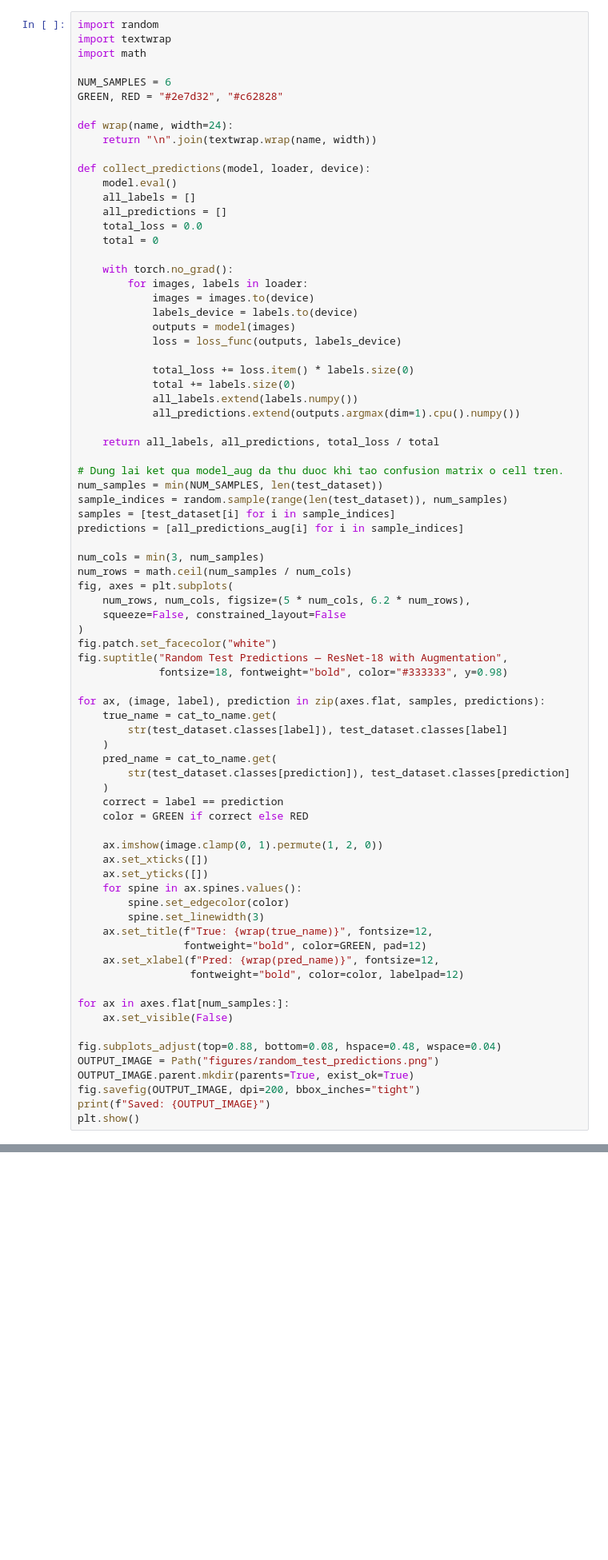
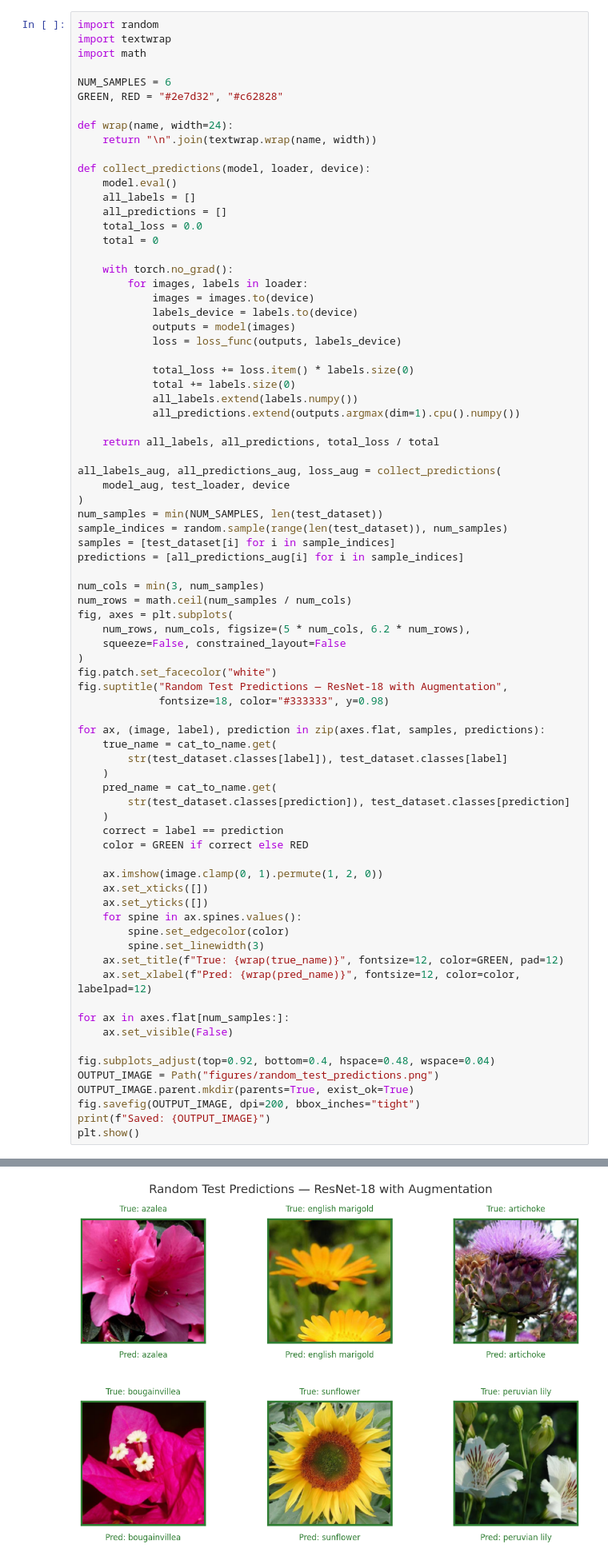
Before and after one commit to ngvihoa/flowers102-resnet18-classification, a Jupyter notebook: flowers-102-image-classification-using-resnet.ipynb, the cells around one changed output, grey strips where cells are left out. Shown at 80% size. Cells and saved outputs as stored; diff of their text form; blank space fills up the shorter version.

```diff
--- a/flowers-102-image-classification-using-resnet.ipynb
+++ b/flowers-102-image-classification-using-resnet.ipynb
@@ -694,7 +703,9 @@ def collect_predictions(model, loader, device):
 
     return all_labels, all_predictions, total_loss / total
 
-# Dung lai ket qua model_aug da thu duoc khi tao confusion matrix o cell tren.
+all_labels_aug, all_predictions_aug, loss_aug = collect_predictions(
+    model_aug, test_loader, device
+)
 num_samples = min(NUM_SAMPLES, len(test_dataset))
 sample_indices = random.sample(range(len(test_dataset)), num_samples)
 samples = [test_dataset[i] for i in sample_indices]
@@ -708,7 +719,7 @@ fig, axes = plt.subplots(
 )
 fig.patch.set_facecolor("white")
 fig.suptitle("Random Test Predictions — ResNet-18 with Augmentation",
-             fontsize=18, fontweight="bold", color="#333333", y=0.98)
+             fontsize=18, color="#333333", y=0.98)
 
 for ax, (image, label), prediction in zip(axes.flat, samples, predictions):
     true_name = cat_to_name.get(
@@ -726,17 +737,16 @@ for ax, (image, label), prediction in zip(axes.flat, samples, predictions):
     for spine in ax.spines.values():
         spine.set_edgecolor(color)
         spine.set_linewidth(3)
-    ax.set_title(f"True: {wrap(true_name)}", fontsize=12,
-                 fontweight="bold", color=GREEN, pad=12)
-    ax.set_xlabel(f"Pred: {wrap(pred_name)}", fontsize=12,
-                  fontweight="bold", color=color, labelpad=12)
+    ax.set_title(f"True: {wrap(true_name)}", fontsize=12, color=GREEN, pad=12)
+    ax.set_xlabel(f"Pred: {wrap(pred_name)}", fontsize=12, color=color, labelpad=12)
 
 for ax in axes.flat[num_samples:]:
     ax.set_visible(False)
 
-fig.subplots_adjust(top=0.88, bottom=0.08, hspace=0.48, wspace=0.04)
+fig.subplots_adjust(top=0.92, bottom=0.4, hspace=0.48, wspace=0.04)
 OUTPUT_IMAGE = Path("figures/random_test_predictions.png")
 OUTPUT_IMAGE.parent.mkdir(parents=True, exist_ok=True)
 fig.savefig(OUTPUT_IMAGE, dpi=200, bbox_inches="tight")
 print(f"Saved: {OUTPUT_IMAGE}")
 plt.show()
+# %% [output]
@@ -742,0 +754 @@ plt.show()
+[figure, added]
```
Also changed, not shown: parts of 40 cells of this notebook.
